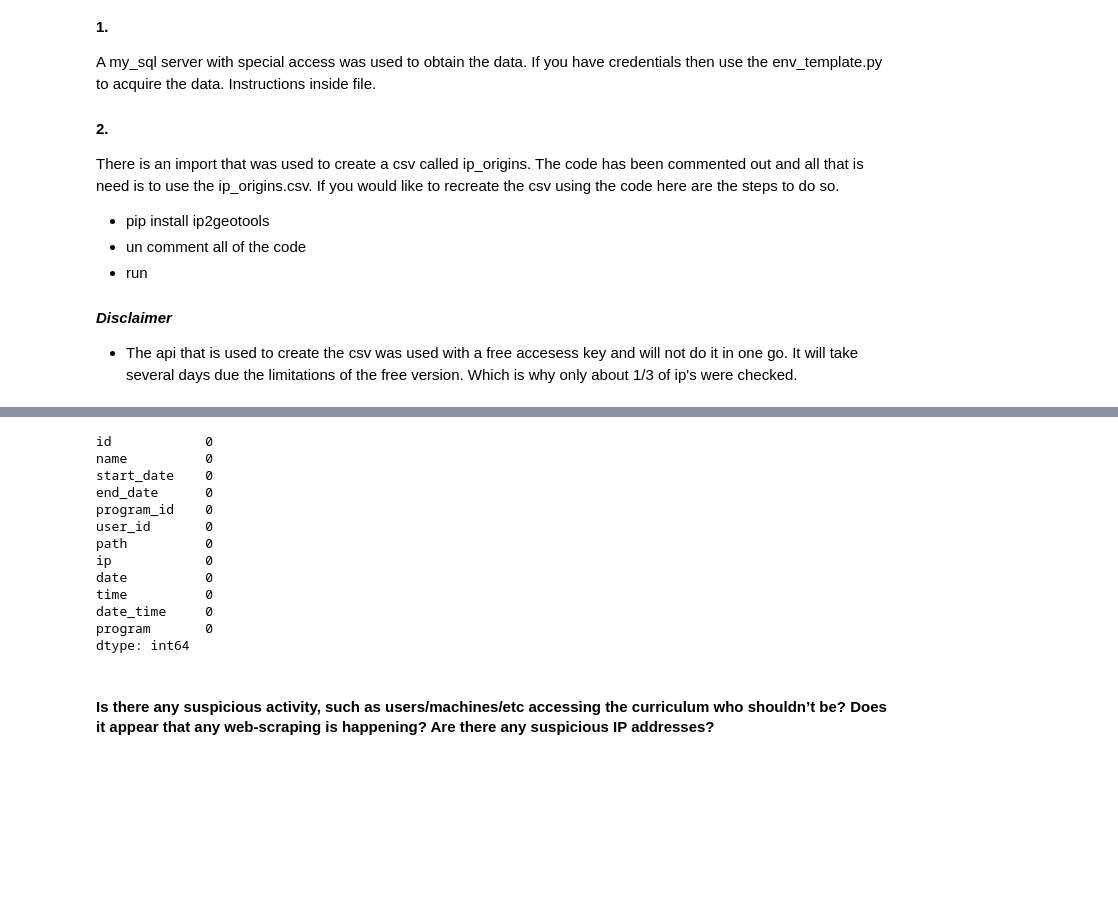
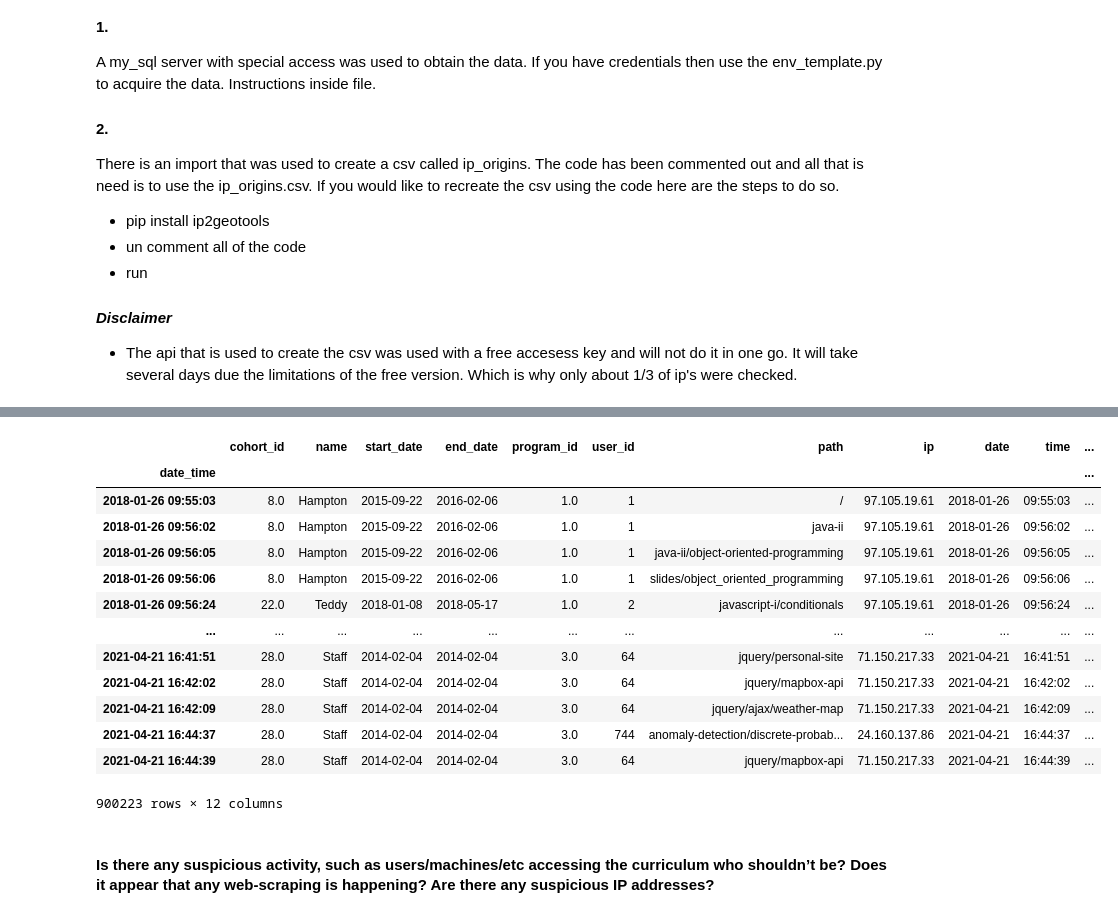
Before and after one commit to Jburch01/anomaly-detection-exercises, a Jupyter notebook: final_report.ipynb, the cells around one changed output, grey strips where cells are left out. Saved outputs shown, nothing was run; the diff lists cells and outputs as text; code cells hidden in the pictures; blank space fills up the shorter version.

```diff
--- a/final_report.ipynb
+++ b/final_report.ipynb
@@ -242,19 +23,22 @@ df.fillna(0, inplace=True)
-# %%
-df.isna().sum()
-# %% [output]
-id            0
-name          0
-start_date    0
-end_date      0
-program_id    0
-user_id       0
-path          0
-ip            0
-date          0
-time          0
-date_time     0
-program       0
-dtype: int64
+# %%
+df = w.get_prepped_data()
+# %%
+df
+# %% [output]
+|  | cohort_id | name | start_date | end_date | program_id | user_id | path | ip | date | time | ... |
+| date_time |  |  |  |  |  |  |  |  |  |  | ... |
+| 2018-01-26 09:55:03 | 8.0 | Hampton | 2015-09-22 | 2016-02-06 | 1.0 | 1 | / | 97.105.19.61 | 2018-01-26 | 09:55:03 | ... |
+| 2018-01-26 09:56:02 | 8.0 | Hampton | 2015-09-22 | 2016-02-06 | 1.0 | 1 | java-ii | 97.105.19.61 | 2018-01-26 | 09:56:02 | ... |
+| 2018-01-26 09:56:05 | 8.0 | Hampton | 2015-09-22 | 2016-02-06 | 1.0 | 1 | java-ii/object-oriented-programming | 97.105.19.61 | 2018-01-26 | 09:56:05 | ... |
+| 2018-01-26 09:56:06 | 8.0 | Hampton | 2015-09-22 | 2016-02-06 | 1.0 | 1 | slides/object_oriented_programming | 97.105.19.61 | 2018-01-26 | 09:56:06 | ... |
+| 2018-01-26 09:56:24 | 22.0 | Teddy | 2018-01-08 | 2018-05-17 | 1.0 | 2 | javascript-i/conditionals | 97.105.19.61 | 2018-01-26 | 09:56:24 | ... |
+| ... | ... | ... | ... | ... | ... | ... | ... | ... | ... | ... | ... |
+| 2021-04-21 16:41:51 | 28.0 | Staff | 2014-02-04 | 2014-02-04 | 3.0 | 64 | jquery/personal-site | 71.150.217.33 | 2021-04-21 | 16:41:51 | ... |
+| 2021-04-21 16:42:02 | 28.0 | Staff | 2014-02-04 | 2014-02-04 | 3.0 | 64 | jquery/mapbox-api | 71.150.217.33 | 2021-04-21 | 16:42:02 | ... |
+| 2021-04-21 16:42:09 | 28.0 | Staff | 2014-02-04 | 2014-02-04 | 3.0 | 64 | jquery/ajax/weather-map | 71.150.217.33 | 2021-04-21 | 16:42:09 | ... |
+| 2021-04-21 16:44:37 | 28.0 | Staff | 2014-02-04 | 2014-02-04 | 3.0 | 744 | anomaly-detection/discrete-probab... | 24.160.137.86 | 2021-04-21 | 16:44:37 | ... |
+| 2021-04-21 16:44:39 | 28.0 | Staff | 2014-02-04 | 2014-02-04 | 3.0 | 64 | jquery/mapbox-api | 71.150.217.33 | 2021-04-21 | 16:44:39 | ... |
+900223 rows × 12 columns
 # %% [markdown]
 #### Is there any suspicious activity, such as users/machines/etc accessing the curriculum who shouldn’t be? Does it appear that any web-scraping is happening? Are there any suspicious IP addresses?
 # %%
```
Also changed, not shown: parts of 40 cells of this notebook.
